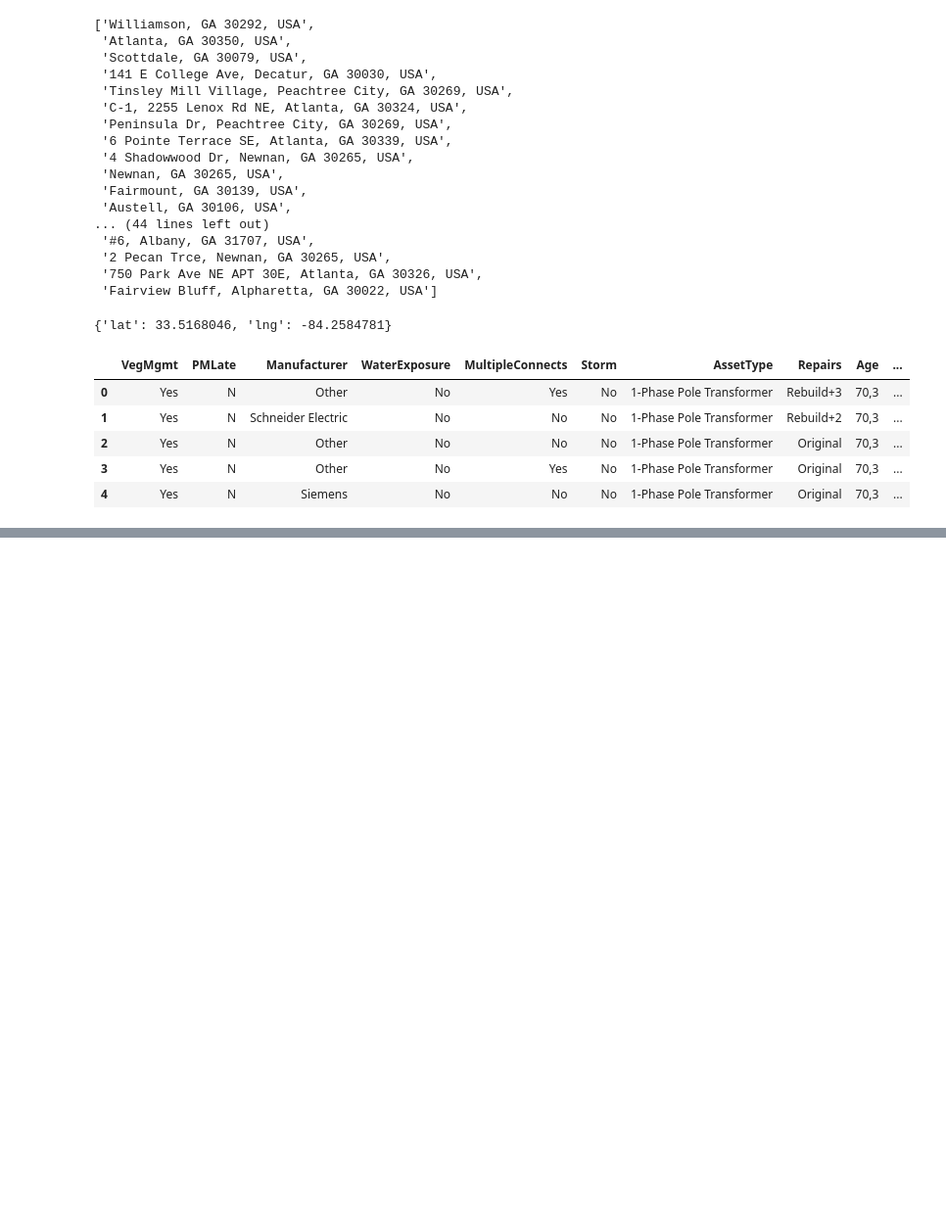
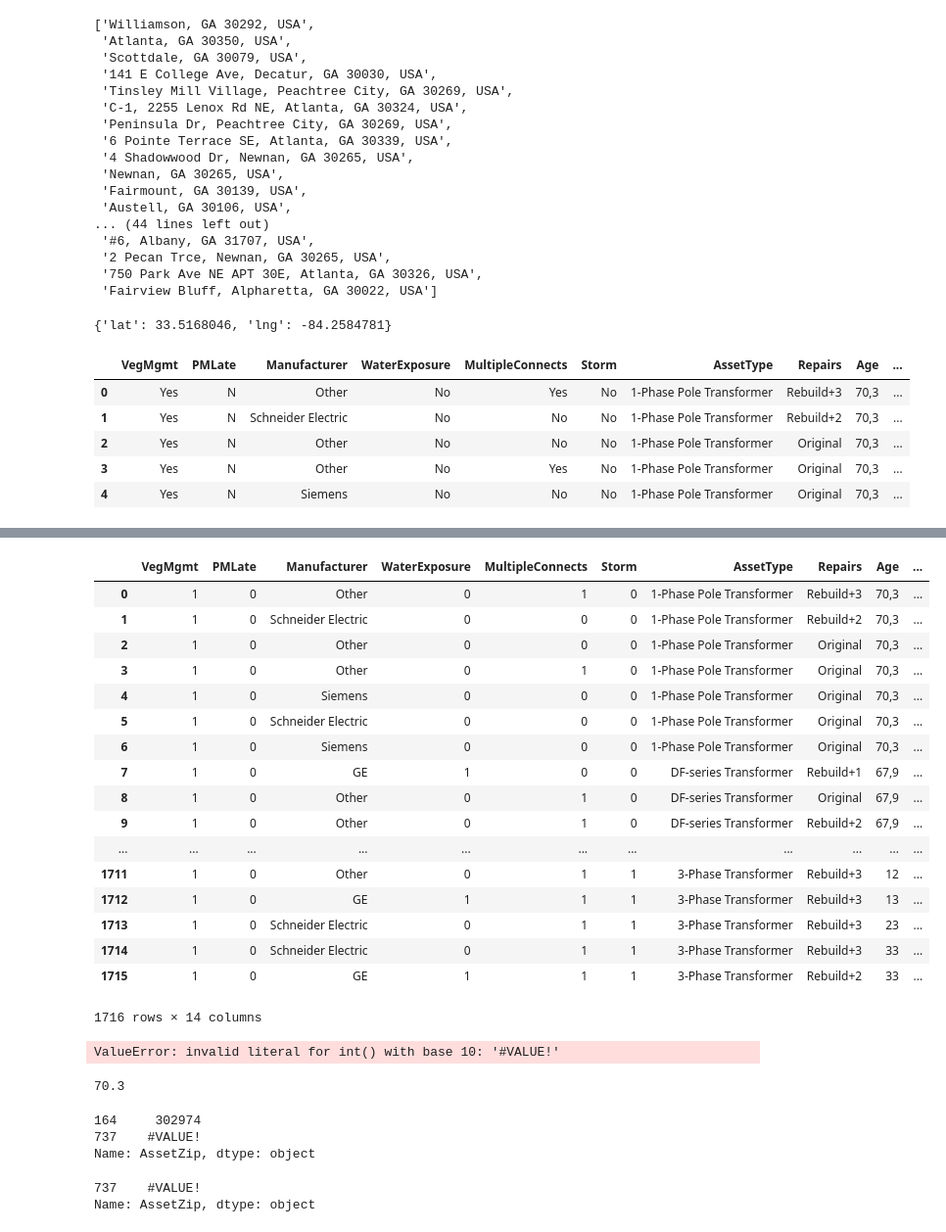
Before and after one commit to kurtrm/predicting_equipment_failure, a Jupyter notebook: notebooks/new_explore.ipynb, the cells around one changed output, grey strips where cells are left out. Shown at 98% size. Drawn from its saved outputs; the diff is of its cells as text; code cells hidden in the pictures; blank space fills up the shorter version.

```diff
--- a/notebooks/new_explore.ipynb
+++ b/notebooks/new_explore.ipynb
@@ -338,0 +298,45 @@ dropped[['VegMgmt',
+# %%
+Binarize(['VegMgmt',
+          'PMLate',
+          'WaterExposure',
+          'MultipleConnects',
+          'Storm']).fit_transform(dropped)
+# %% [output]
+|  | VegMgmt | PMLate | Manufacturer | WaterExposure | MultipleConnects | Storm | AssetType | Repairs | Age | ... |
+| 0 | 1 | 0 | Other | 0 | 1 | 0 | 1-Phase Pole Transformer | Rebuild+3 | 70,3 | ... |
+| 1 | 1 | 0 | Schneider Electric | 0 | 0 | 0 | 1-Phase Pole Transformer | Rebuild+2 | 70,3 | ... |
+| 2 | 1 | 0 | Other | 0 | 0 | 0 | 1-Phase Pole Transformer | Original | 70,3 | ... |
+| 3 | 1 | 0 | Other | 0 | 1 | 0 | 1-Phase Pole Transformer | Original | 70,3 | ... |
+| 4 | 1 | 0 | Siemens | 0 | 0 | 0 | 1-Phase Pole Transformer | Original | 70,3 | ... |
+| 5 | 1 | 0 | Schneider Electric | 0 | 0 | 0 | 1-Phase Pole Transformer | Original | 70,3 | ... |
+| 6 | 1 | 0 | Siemens | 0 | 0 | 0 | 1-Phase Pole Transformer | Original | 70,3 | ... |
+| 7 | 1 | 0 | GE | 1 | 0 | 0 | DF-series Transformer | Rebuild+1 | 67,9 | ... |
+| 8 | 1 | 0 | Other | 0 | 1 | 0 | DF-series Transformer | Original | 67,9 | ... |
+| 9 | 1 | 0 | Other | 0 | 1 | 0 | DF-series Transformer | Rebuild+2 | 67,9 | ... |
+| ... | ... | ... | ... | ... | ... | ... | ... | ... | ... | ... |
+| 1711 | 1 | 0 | Other | 0 | 1 | 1 | 3-Phase Transformer | Rebuild+3 | 12 | ... |
+| 1712 | 1 | 0 | GE | 1 | 1 | 1 | 3-Phase Transformer | Rebuild+3 | 13 | ... |
+| 1713 | 1 | 0 | Schneider Electric | 0 | 1 | 1 | 3-Phase Transformer | Rebuild+3 | 23 | ... |
+| 1714 | 1 | 0 | Schneider Electric | 0 | 1 | 1 | 3-Phase Transformer | Rebuild+3 | 33 | ... |
+| 1715 | 1 | 0 | GE | 1 | 1 | 1 | 3-Phase Transformer | Rebuild+2 | 33 | ... |
+1716 rows × 14 columns
+# %%
+ChangeTypes(['Age', 'AssetZip'], [lambda x: float(x.replace(',', '.')),
+                                  lambda x: ]).fit_transform(dropped)
+# %% [output]
+ValueError: invalid literal for int() with base 10: '#VALUE!'
+# %%
+float('70.3')
+# %% [output]
+70.3
+# %%
+dropped['AssetZip'][dropped['AssetZip'].apply(lambda x: len(x)) > 5]
+# %% [output]
+164     302974
+737    #VALUE!
+Name: AssetZip, dtype: object
+# %%
+df[dropped['AssetZip'] == '#VALUE!']['AssetZip']
+# %% [output]
+737    #VALUE!
+Name: AssetZip, dtype: object
```
Also changed, not shown: parts of 5 cells of this notebook, 1 other file.
